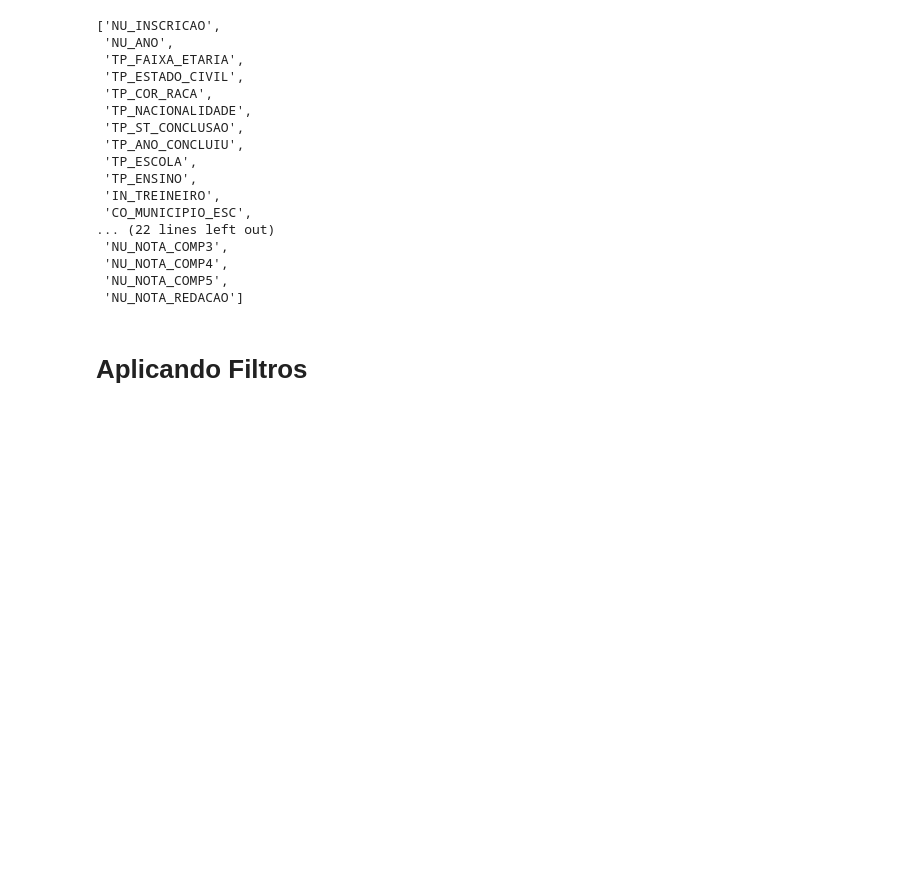
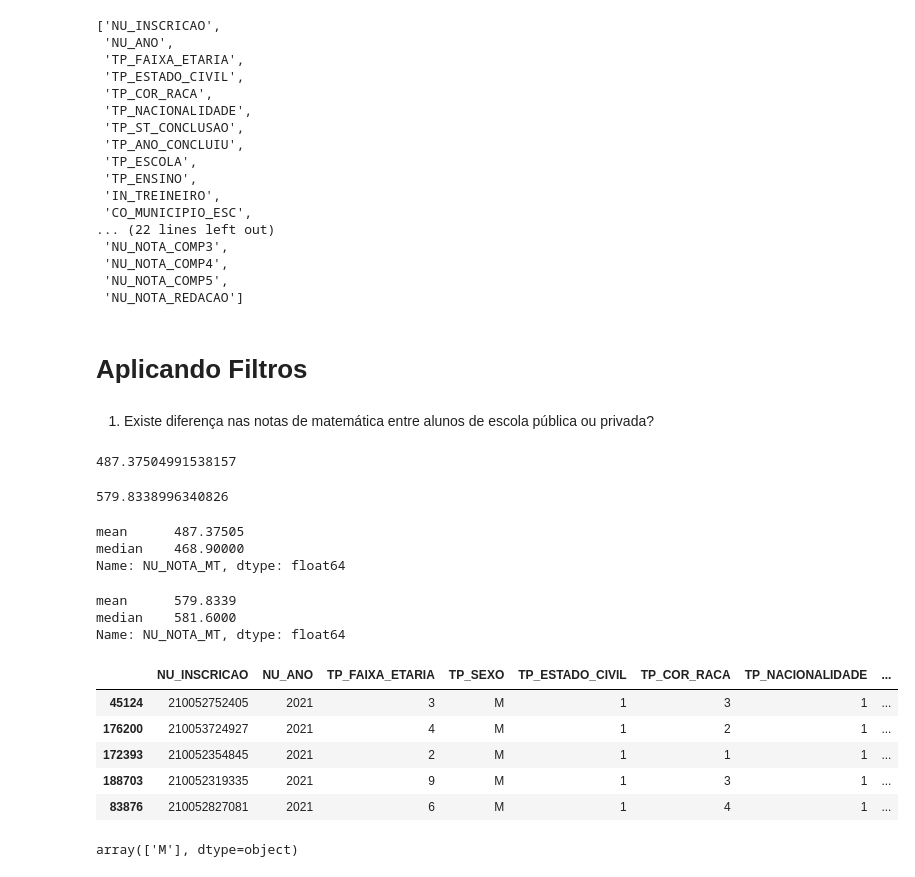
Before and after one commit to JevertonFlores/DA_python_dados_enem, a Jupyter notebook: Data_Analytics_Data_Viking.ipynb, the cells around one changed output. Saved outputs shown, nothing was run; the diff lists cells and outputs as text; code cells hidden in the pictures; blank space fills up the shorter version.

```diff
--- a/Data_Analytics_Data_Viking.ipynb
+++ b/Data_Analytics_Data_Viking.ipynb
@@ -14,7 +19,7 @@ pd.set_option('display.max_columns', 100)
 # %% [markdown]
 # **Load Data**
 # %%
-df = pd.read_csv('dados_enem_2021_BA.csv')
+df = pd.read_csv('/content/drive/MyDrive/Bases de Dados/dados_enem_2021_BA.csv')
 # %% [markdown]
 # Microdados ENEM
 # %% [markdown]
@@ -253,3 +359,51 @@ df.select_dtypes(include = [int, float]).columns.to_list()
  'NU_NOTA_REDACAO']
 # %% [markdown]
 # **Aplicando Filtros**
+# %% [markdown]
+1) Existe diferença nas notas de matemática entre alunos de escola pública ou privada?
+# %%
+# Alunos de escola pública - nota média
+
+df.query('TP_ESCOLA == 2').NU_NOTA_MT.mean()
+# %% [output]
+487.37504991538157
+# %%
+# Alunos de escola privada - nota média
+
+df.query('TP_ESCOLA == 3').NU_NOTA_MT.mean()
+# %% [output]
+579.8338996340826
+# %%
+# Alunos escola pública - média e mediana
+
+df.query('TP_ESCOLA == 2').NU_NOTA_MT.agg([np.mean, np.median])
+# %% [output]
+mean      487.37505
+median    468.90000
+Name: NU_NOTA_MT, dtype: float64
+# %%
+# Alunos escola privada - média e mediana
+
+df.query('TP_ESCOLA == 3').NU_NOTA_MT.agg([np.mean, np.median])
+# %% [output]
+mean      579.8339
+median    581.6000
+Name: NU_NOTA_MT, dtype: float64
+# %%
+# Filtro com 1 condição. O comando .sample() traz uma amostra aleatória da base de dados
+
+df.query('TP_SEXO == "M"').sample(5)
+# %% [output]
+|  | NU_INSCRICAO | NU_ANO | TP_FAIXA_ETARIA | TP_SEXO | TP_ESTADO_CIVIL | TP_COR_RACA | TP_NACIONALIDADE | ... |
+| 45124 | 210052752405 | 2021 | 3 | M | 1 | 3 | 1 | ... |
+| 176200 | 210053724927 | 2021 | 4 | M | 1 | 2 | 1 | ... |
+| 172393 | 210052354845 | 2021 | 2 | M | 1 | 1 | 1 | ... |
+| 188703 | 210052319335 | 2021 | 9 | M | 1 | 3 | 1 | ... |
+| 83876 | 210052827081 | 2021 | 6 | M | 1 | 4 | 1 | ... |
+# %%
+# Validando a consulta
+# .unique(): retorna os valores únicos de uma determinada coluna
+
+df.query('TP_SEXO == "M"')['TP_SEXO'].unique()
+# %% [output]
+array(['M'], dtype=object)
```
Also changed, not shown: parts of 10 cells of this notebook.
